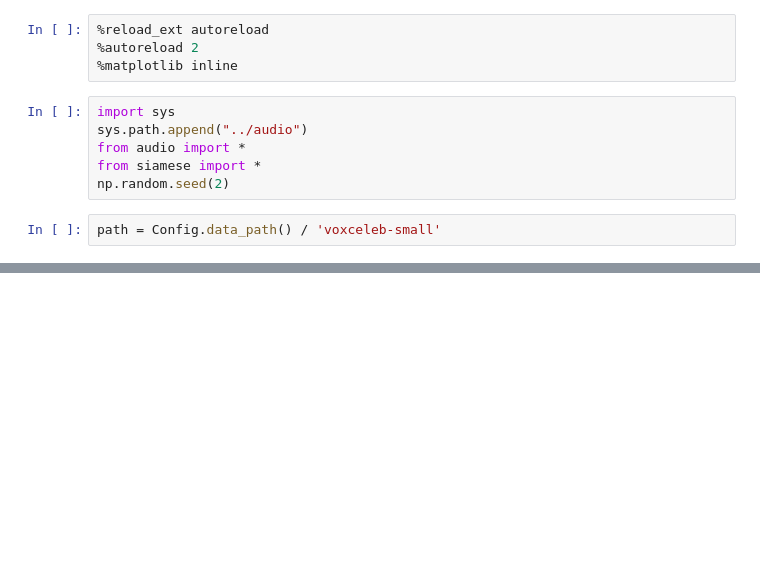
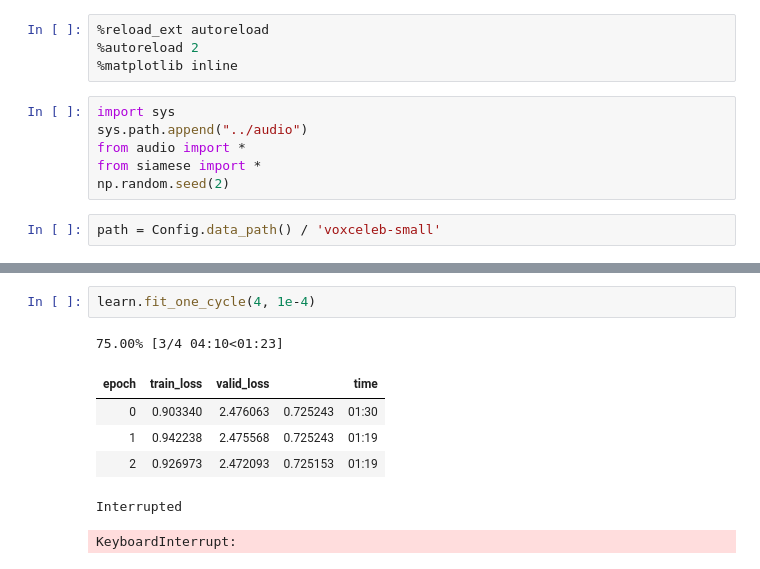
Before and after one commit to mogwai/fastai-siamese, a Jupyter notebook: Voice.ipynb, the cells around one changed output, grey strips where cells are left out. Saved outputs shown, nothing was run; the diff lists cells and outputs as text; blank space fills up the shorter version.

Commit message:
Training but not correct

```diff
--- a/Voice.ipynb
+++ b/Voice.ipynb
@@ -55,0 +71,10 @@ RuntimeError: [enforce fail at CPUAllocator.cpp:56] posix_memalign(&data, gAlign
+# %%
+learn.fit_one_cycle(4, 1e-4)
+# %% [output]
+75.00% [3/4 04:10<01:23]
+| epoch | train_loss | valid_loss |  | time |
+| 0 | 0.903340 | 2.476063 | 0.725243 | 01:30 |
+| 1 | 0.942238 | 2.475568 | 0.725243 | 01:19 |
+| 2 | 0.926973 | 2.472093 | 0.725153 | 01:19 |
+Interrupted
+KeyboardInterrupt:
```
Also changed, not shown: parts of 6 cells of this notebook, 3 other files.
